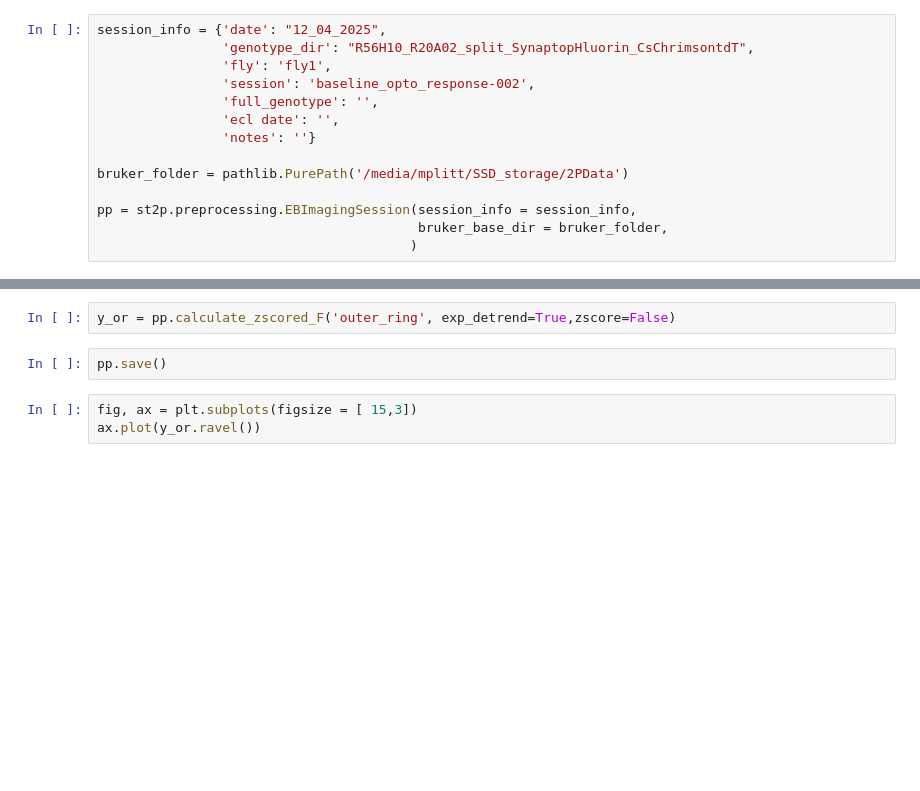
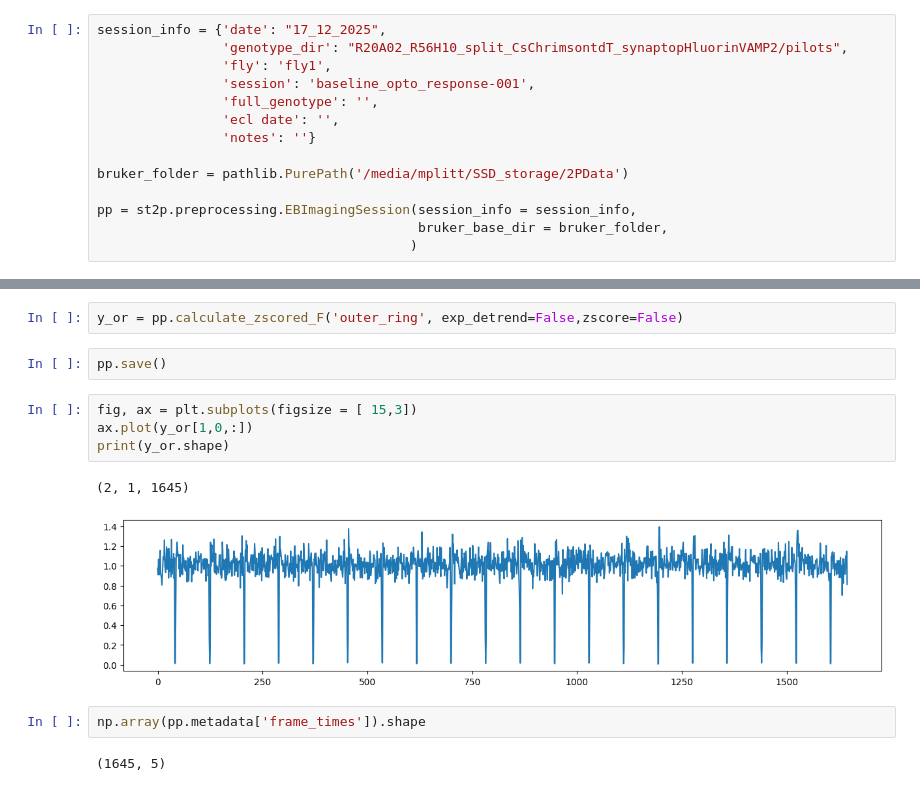
Before and after one commit to yfisher-lab/ERPlasticityExpression, a Jupyter notebook: notebooks/preprocessing_single_session_notrigger.ipynb, the cells around one changed output, grey strips where cells are left out. Saved outputs shown, nothing was run; the diff lists cells and outputs as text; blank space fills up the shorter version.

```diff
--- a/notebooks/preprocessing_single_session_notrigger.ipynb
+++ b/notebooks/preprocessing_single_session_notrigger.ipynb
@@ -13,10 +13,10 @@ import SessionTools.two_photon as st2p
 
 %matplotlib inline
 # %%
-session_info = {'date': "12_04_2025",
-                'genotype_dir': "R56H10_R20A02_split_SynaptopHluorin_CsChrimsontdT",
+session_info = {'date': "17_12_2025",
+                'genotype_dir': "R20A02_R56H10_split_CsChrimsontdT_synaptopHluorinVAMP2/pilots",
                 'fly': 'fly1',
-                'session': 'baseline_opto_response-002',
+                'session': 'baseline_opto_response-001',
                 'full_genotype': '',
                 'ecl date': '',
                 'notes': ''}
@@ -38,12 +51,20 @@ nap.make_phase_masks(n_rois=n_rois)
 pp.get_layers(nap)
 pp.extract_timeseries(max_proj=False)
 # %%
-y_or = pp.calculate_zscored_F('outer_ring', exp_detrend=True,zscore=False)
+y_or = pp.calculate_zscored_F('outer_ring', exp_detrend=False,zscore=False)
 # %%
 pp.save()
 # %%
 fig, ax = plt.subplots(figsize = [ 15,3])
-ax.plot(y_or.ravel())
+ax.plot(y_or[1,0,:])
+print(y_or.shape)
+# %% [output]
+(2, 1, 1645)
+[figure, added]
+# %%
+np.array(pp.metadata['frame_times']).shape
+# %% [output]
+(1645, 5)
 # %%
 def get_stims(pp):
 
```
Also changed, not shown: parts of 6 cells of this notebook, 1 other file.
